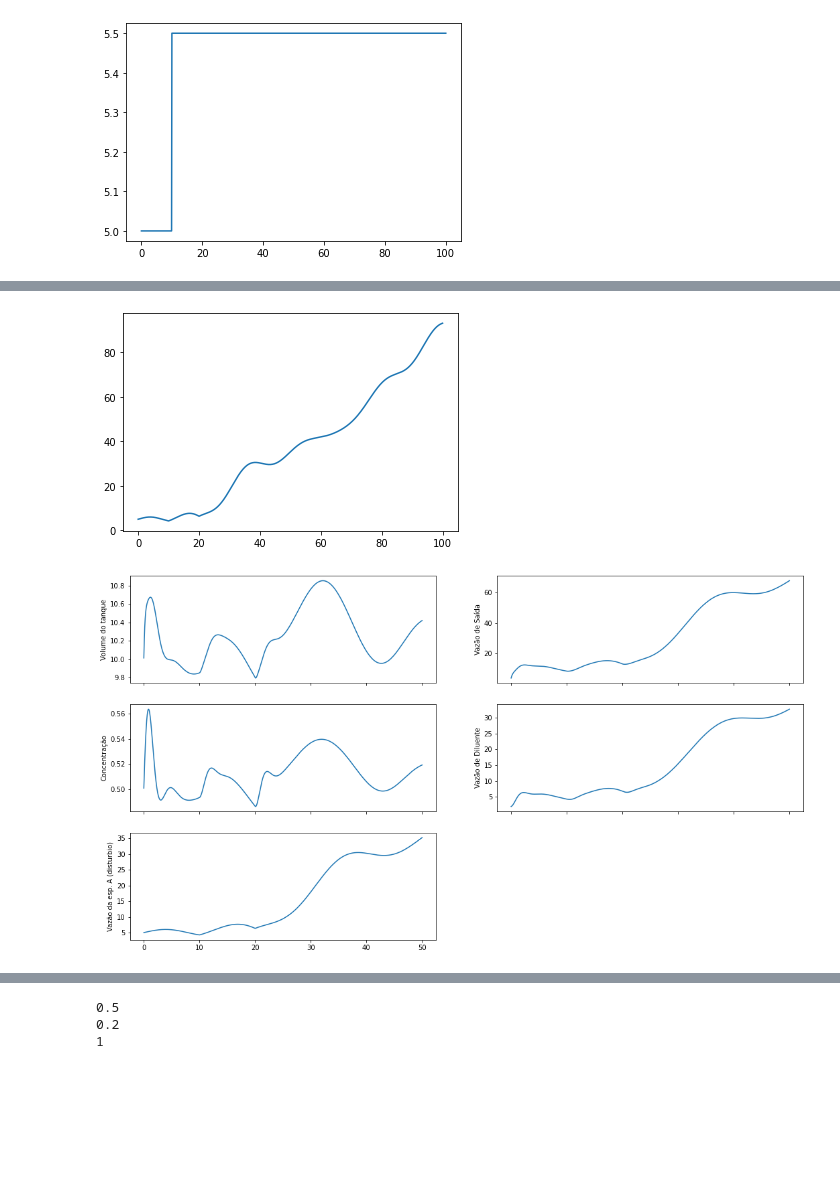
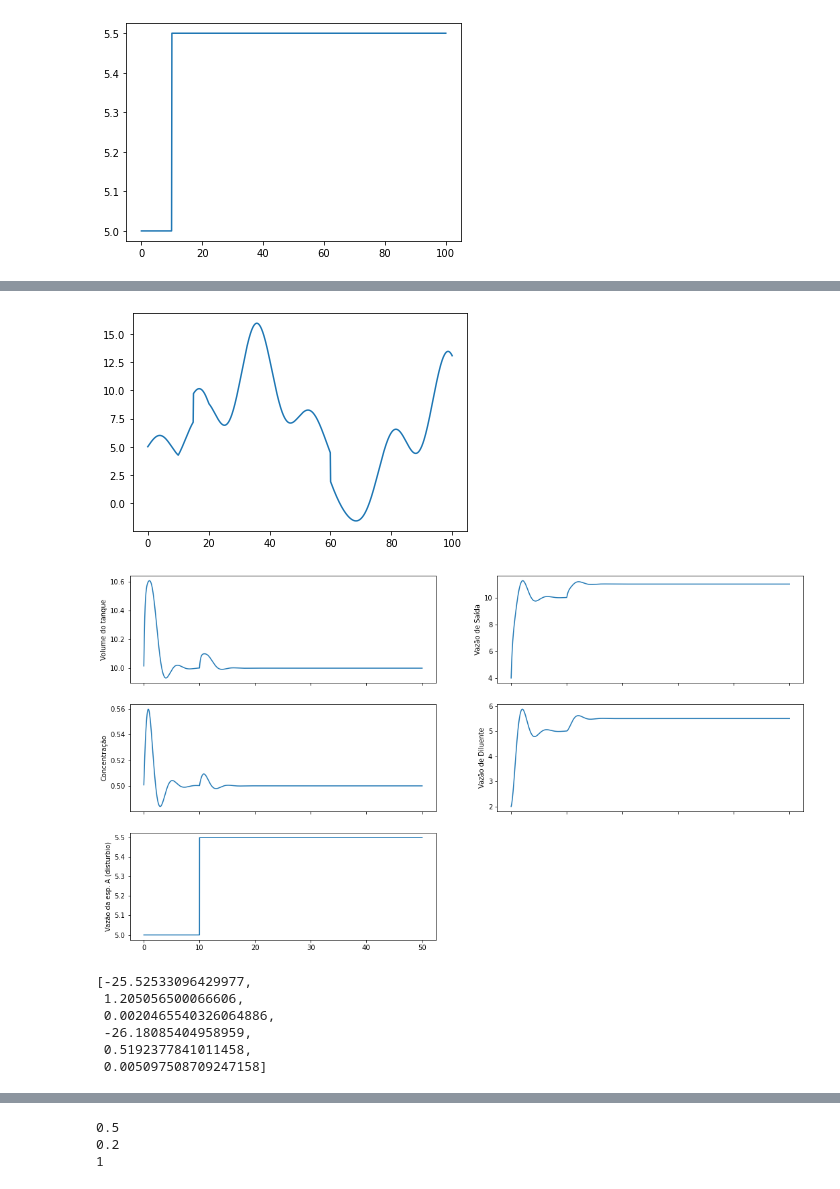
Before and after one commit to joaobus/Projeto-TCC, a Jupyter notebook: src/exemplo_gerador_de_disturbio.ipynb, the cells around one changed output, grey strips where cells are left out. Cells and saved outputs as stored; diff of their text form; code cells hidden in the pictures; blank space fills up the shorter version.

```diff
--- a/src/exemplo_gerador_de_disturbio.ipynb
+++ b/src/exemplo_gerador_de_disturbio.ipynb
@@ -12,7 +12,7 @@ plt.show()
 # %% [output]
 [figure]
 # %%
-pulso = GeradorDeDisturbios(5).pulso(0.2,30,60)
+pulso = GeradorDeDisturbios().pulso(0.2,15,60)
 
 dt = np.linspace(0, 100, 1000)
 dist = [pulso.dist(i) for i in dt]
@@ -41,25 +41,24 @@ plt.show()
 # %%
 ## Gerar sinal composto
 
-senoidal1 = GeradorDeDisturbios(5).senoidal(0.5,0.3,10)
-senoidal2 = GeradorDeDisturbios(5).senoidal(0.2,0.4,0)
-senoidal3 = GeradorDeDisturbios(5).senoidal(1,0.1,20)
+senoidal1 = GeradorDeDisturbios().senoidal(0.5,0.3,10)
+senoidal2 = GeradorDeDisturbios().senoidal(0.2,0.4,0)
+senoidal3 = GeradorDeDisturbios().senoidal(1,0.1,20)
 
-disturbios_a_somar = [senoidal1,senoidal2,senoidal3,rampa]
+disturbios_a_somar = [senoidal1,senoidal2,senoidal3,pulso]
 
 sinal_composto = GeradorDeDisturbios(5).sinal_composto(disturbios_a_somar)
 
 dt = np.linspace(0, 100, 1000)
 dist = [sinal_composto.dist(i) for i in dt]
 plt.plot(dt, dist)
 plt.show()
 # %% [output]
-[figure, old version]
+[figure, new version]
 # %%
 from classes.SistemaFisico import Misturador
 from params import obter_parametros
 
-entradas,saidas,dimensoes,setpoints,var_erro_zero,constantes_controlador = obter_parametros()
-sistema_fisico = Misturador(entradas,saidas,dimensoes,setpoints,var_erro_zero,constantes_controlador).simular(sinal_composto).plotar_graficos()
+sistema_fisico = Misturador().simular(degrau).plotar_graficos()
 # %% [output]
-[figure, old version]
+[figure, new version]
@@ -65,0 +74,9 @@ sistema_fisico = Misturador(entradas,saidas,dimensoes,setpoints,var_erro_zero,co
+# %%
+analisador.melhores_constantes
+# %% [output]
+[-25.52533096429977,
+ 1.205056500066606,
+ 0.0020465540326064886,
+ -26.18085404958959,
+ 0.5192377841011458,
+ 0.005097508709247158]
```
Also changed, not shown: parts of 9 cells of this notebook, 2 other files.
